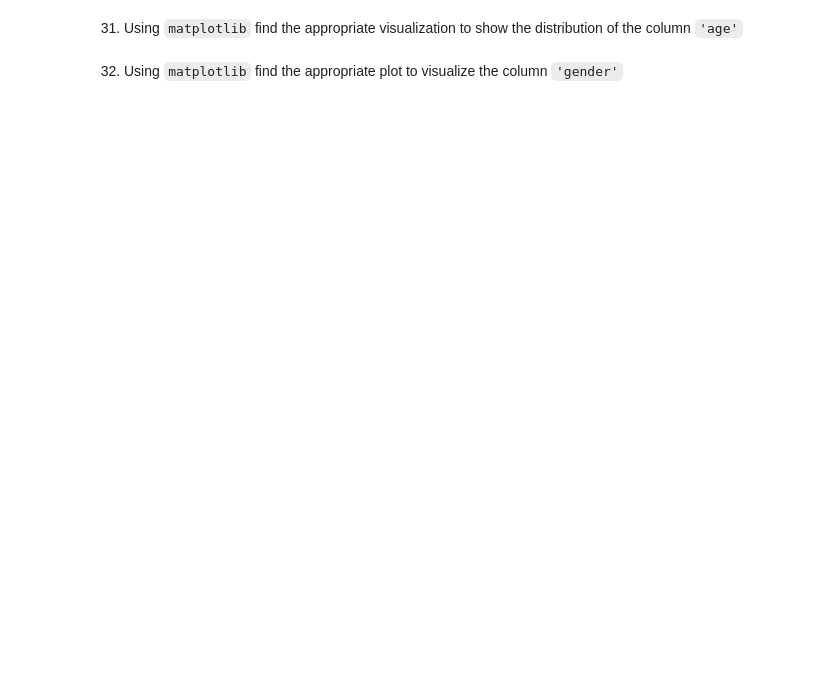
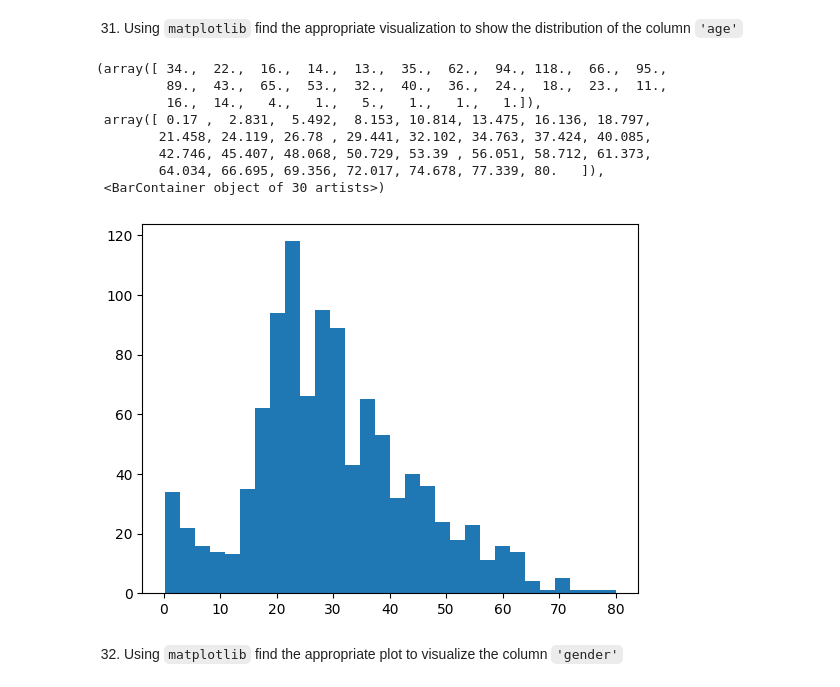
Before and after one commit to Rafacercos/ONLINE_DS_THEBRIDGE_RAFACERCOS, a Jupyter notebook: MIS_EJERCICIOS/Pandas/Titanic-exercise.ipynb, the cells around one changed output. Saved outputs shown, nothing was run; the diff lists cells and outputs as text; code cells hidden in the pictures; blank space fills up the shorter version.

```diff
--- a/MIS_EJERCICIOS/Pandas/Titanic-exercise.ipynb
+++ b/MIS_EJERCICIOS/Pandas/Titanic-exercise.ipynb
@@ -437,4 +448,17 @@ Hint: There were two people with the same name, who?
 # %% [markdown]
 31. Using `matplotlib` find the appropriate visualization to show the distribution of the column `'age'`
+# %%
+titanic["age"]
+plt.hist(titanic["age"], bins = 30)
+# %% [output]
+(array([ 34.,  22.,  16.,  14.,  13.,  35.,  62.,  94., 118.,  66.,  95.,
+         89.,  43.,  65.,  53.,  32.,  40.,  36.,  24.,  18.,  23.,  11.,
+         16.,  14.,   4.,   1.,   5.,   1.,   1.,   1.]),
+ array([ 0.17 ,  2.831,  5.492,  8.153, 10.814, 13.475, 16.136, 18.797,
+        21.458, 24.119, 26.78 , 29.441, 32.102, 34.763, 37.424, 40.085,
+        42.746, 45.407, 48.068, 50.729, 53.39 , 56.051, 58.712, 61.373,
+        64.034, 66.695, 69.356, 72.017, 74.678, 77.339, 80.   ]),
+ <BarContainer object of 30 artists>)
+[figure, added]
 # %% [markdown]
 32. Using `matplotlib` find the appropriate plot to visualize the column `'gender'`
```
Also changed, not shown: parts of 14 cells of this notebook, 1 other file.
